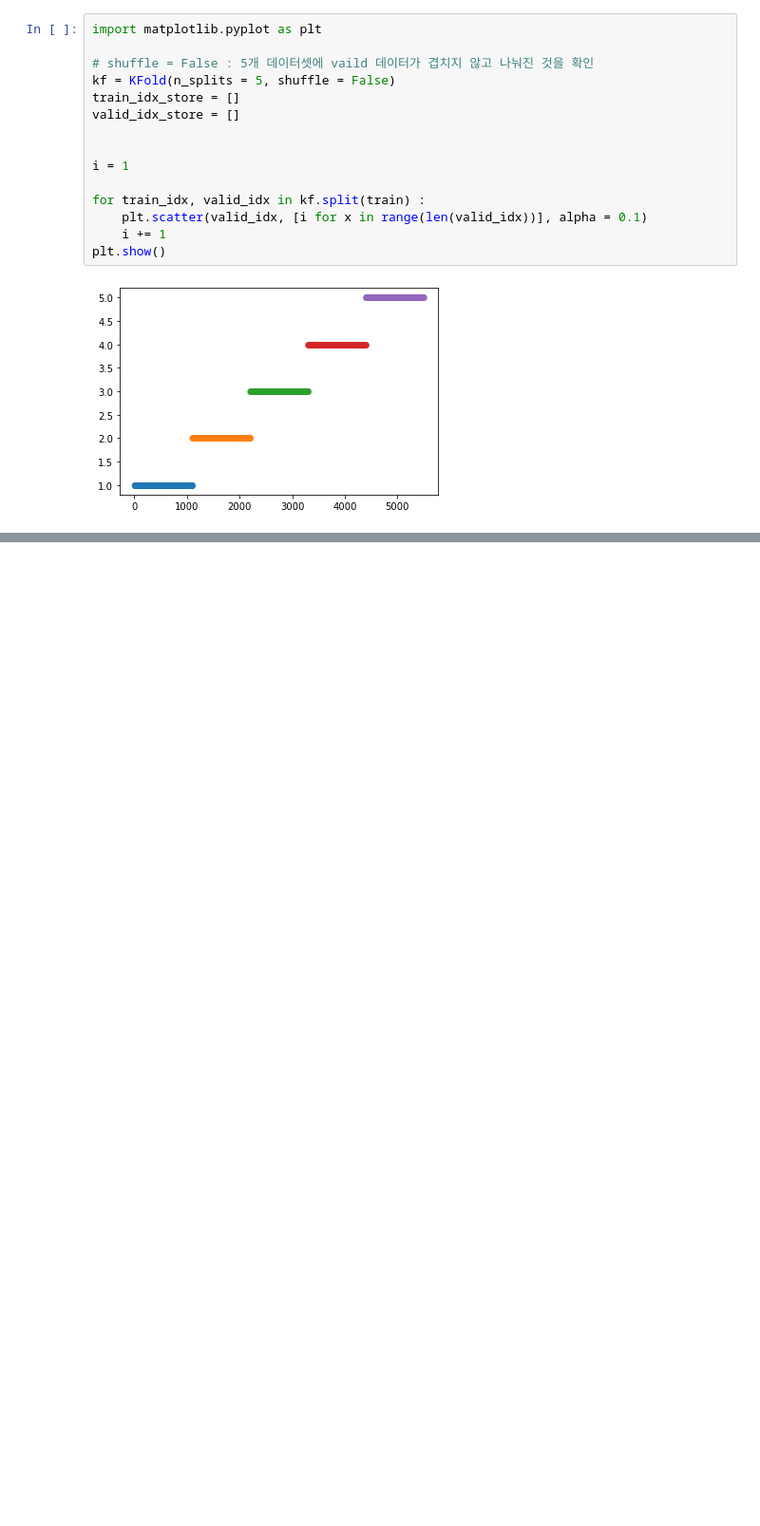
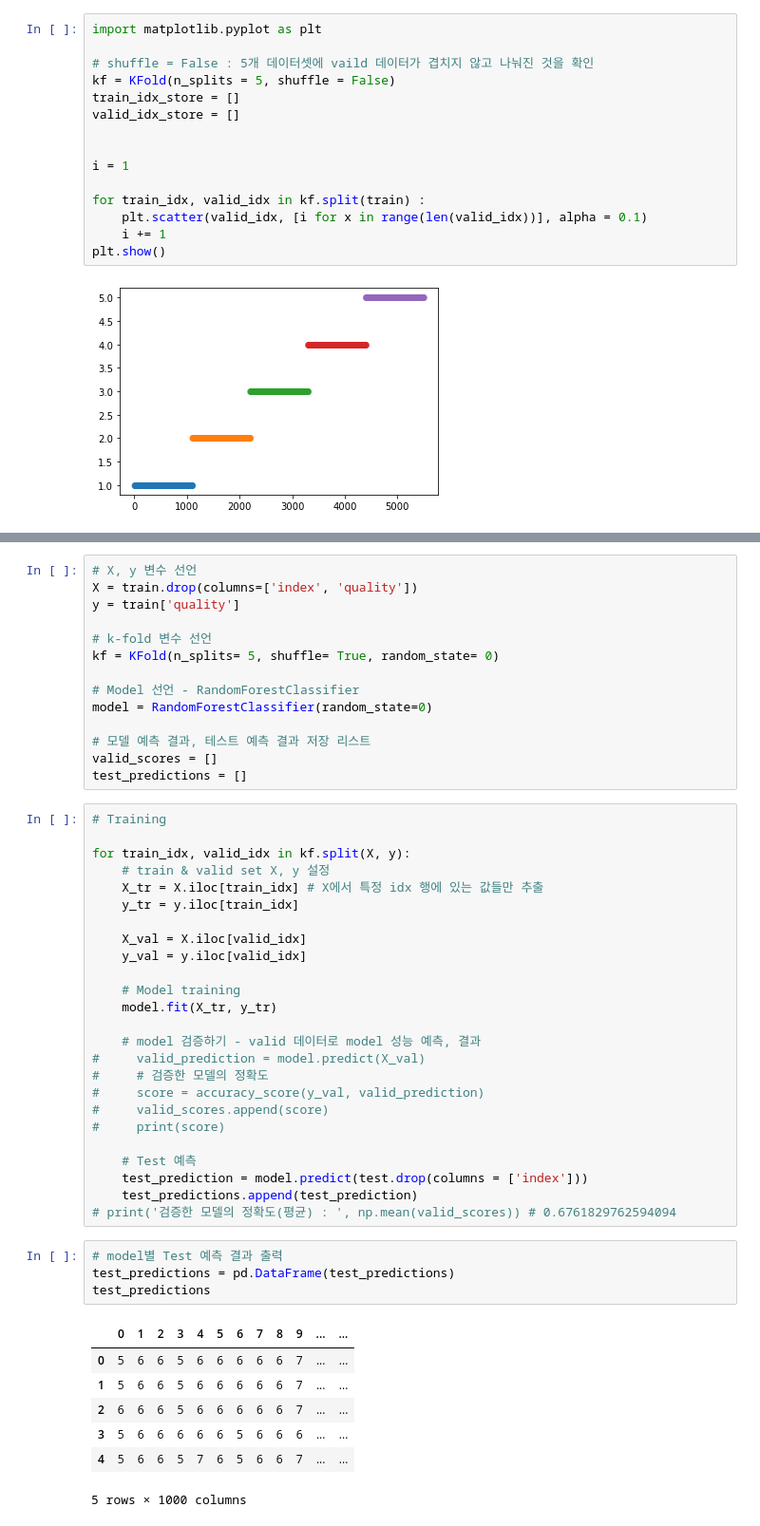
Before and after one commit to seoyeon1/DailyPY, a Jupyter notebook: level 3/EDA-to-Tuning.ipynb, the cells around one changed output, grey strips where cells are left out. Shown: that part at 95% size. Cells and saved outputs as stored; diff of their text form; blank space fills up the shorter version.

Commit message:
level 3 - K-Fold 적용, 대회 제출

```diff
--- a/level 3/EDA-to-Tuning.ipynb
+++ b/level 3/EDA-to-Tuning.ipynb
@@ -432,0 +492,51 @@ plt.show()
+# %%
+# X, y 변수 선언
+X = train.drop(columns=['index', 'quality'])
+y = train['quality']
+
+# k-fold 변수 선언
+kf = KFold(n_splits= 5, shuffle= True, random_state= 0)
+
+# Model 선언 - RandomForestClassifier
+model = RandomForestClassifier(random_state=0)
+
+# 모델 예측 결과, 테스트 예측 결과 저장 리스트
+valid_scores = []
+test_predictions = []
+# %%
+# Training
+
+for train_idx, valid_idx in kf.split(X, y):
+    # train & valid set X, y 설정
+    X_tr = X.iloc[train_idx] # X에서 특정 idx 행에 있는 값들만 추출
+    y_tr = y.iloc[train_idx]
+
+    X_val = X.iloc[valid_idx]
+    y_val = y.iloc[valid_idx]
+
+    # Model training
+    model.fit(X_tr, y_tr)
+
+    # model 검증하기 - valid 데이터로 model 성능 예측, 결과
+#     valid_prediction = model.predict(X_val)
+#     # 검증한 모델의 정확도
+#     score = accuracy_score(y_val, valid_prediction)
+#     valid_scores.append(score)
+#     print(score)
+
+    # Test 예측
+    test_prediction = model.predict(test.drop(columns = ['index']))
+    test_predictions.append(test_prediction)
+# print('검증한 모델의 정확도(평균) : ', np.mean(valid_scores)) # 0.6761829762594094
+# %%
+# model별 Test 예측 결과 출력
+test_predictions = pd.DataFrame(test_predictions)
+test_predictions
+# %% [output]
+|  | 0 | 1 | 2 | 3 | 4 | 5 | 6 | 7 | 8 | 9 | ... | ... |
+| 0 | 5 | 6 | 6 | 5 | 6 | 6 | 6 | 6 | 6 | 7 | ... | ... |
+| 1 | 5 | 6 | 6 | 5 | 6 | 6 | 6 | 6 | 6 | 7 | ... | ... |
+| 2 | 6 | 6 | 6 | 5 | 6 | 6 | 6 | 6 | 6 | 7 | ... | ... |
+| 3 | 5 | 6 | 6 | 6 | 6 | 6 | 5 | 6 | 6 | 6 | ... | ... |
+| 4 | 5 | 6 | 6 | 5 | 7 | 6 | 5 | 6 | 6 | 7 | ... | ... |
+5 rows × 1000 columns
```
Also changed, not shown: parts of 6 cells of this notebook.
